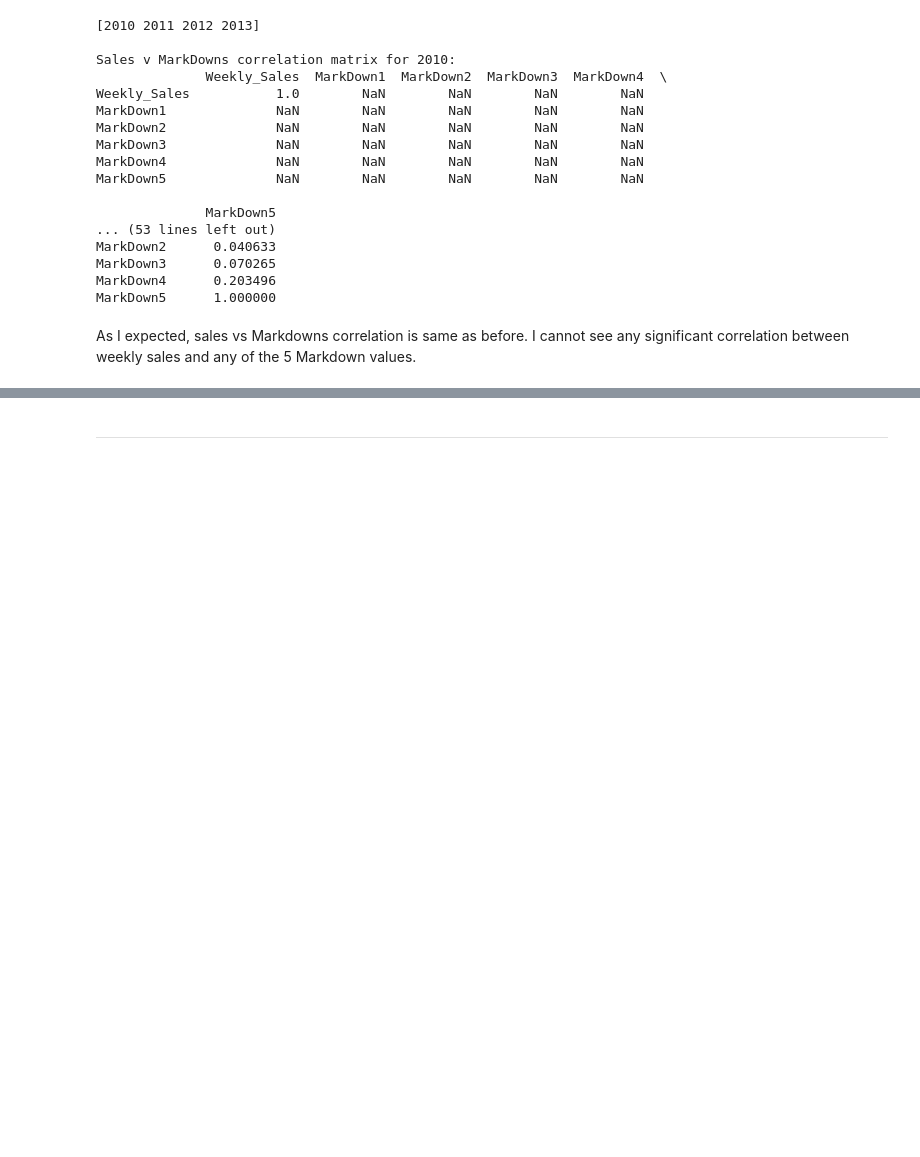
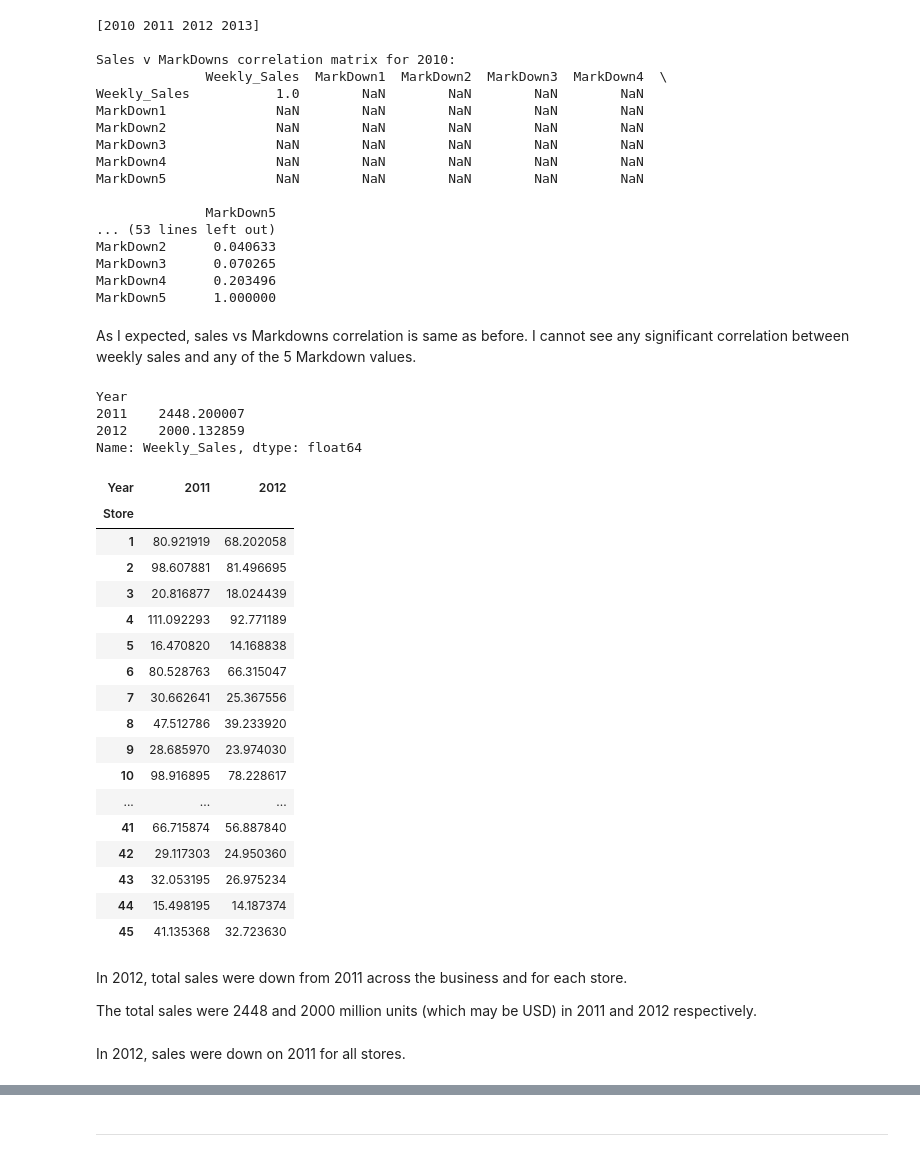
Before and after one commit to jeremystambaugh305/ifp-retailanalysis, a Jupyter notebook: jupyter_notebooks/ETL_2.ipynb, the cells around one changed output, grey strips where cells are left out. Drawn from its saved outputs; the diff is of its cells as text; code cells hidden in the pictures; blank space fills up the shorter version.

```diff
--- a/jupyter_notebooks/ETL_2.ipynb
+++ b/jupyter_notebooks/ETL_2.ipynb
@@ -561,3 +561,42 @@ MarkDown4      0.203496
 MarkDown5      1.000000
 # %% [markdown]
 As I expected, sales vs Markdowns correlation is same as before.  I cannot see any significant correlation between weekly sales and any of the 5 Markdown values.
+# %%
+#2011 vs 2012 total and total store sales
+print(df_salesfeaturesmerged
+    [(df_salesfeaturesmerged['Year'] == 2011) | (df_salesfeaturesmerged['Year'] == 2012)]
+    .groupby(['Year'])['Weekly_Sales'].sum()/1000000
+)
+print()
+
+(df_salesfeaturesmerged[(df_salesfeaturesmerged['Year'] == 2011) | (df_salesfeaturesmerged['Year'] == 2012)]
+    .groupby(['Store','Year',])['Weekly_Sales'].sum()/1000000).unstack()
+# %% [output]
+Year
+2011    2448.200007
+2012    2000.132859
+Name: Weekly_Sales, dtype: float64
+| Year | 2011 | 2012 |
+| Store |  |  |
+| 1 | 80.921919 | 68.202058 |
+| 2 | 98.607881 | 81.496695 |
+| 3 | 20.816877 | 18.024439 |
+| 4 | 111.092293 | 92.771189 |
+| 5 | 16.470820 | 14.168838 |
+| 6 | 80.528763 | 66.315047 |
+| 7 | 30.662641 | 25.367556 |
+| 8 | 47.512786 | 39.233920 |
+| 9 | 28.685970 | 23.974030 |
+| 10 | 98.916895 | 78.228617 |
+| ... | ... | ... |
+| 41 | 66.715874 | 56.887840 |
+| 42 | 29.117303 | 24.950360 |
+| 43 | 32.053195 | 26.975234 |
+| 44 | 15.498195 | 14.187374 |
+| 45 | 41.135368 | 32.723630 |
+# %% [markdown]
+In 2012, total sales were down from 2011 across the business and for each store.
+
+The total sales were 2448 and 2000 million units (which may be USD) in 2011 and 2012 respectively.
+# %% [markdown]
+In 2012, sales were down on 2011 for all stores.
```
Also changed, not shown: parts of 3 cells of this notebook.
